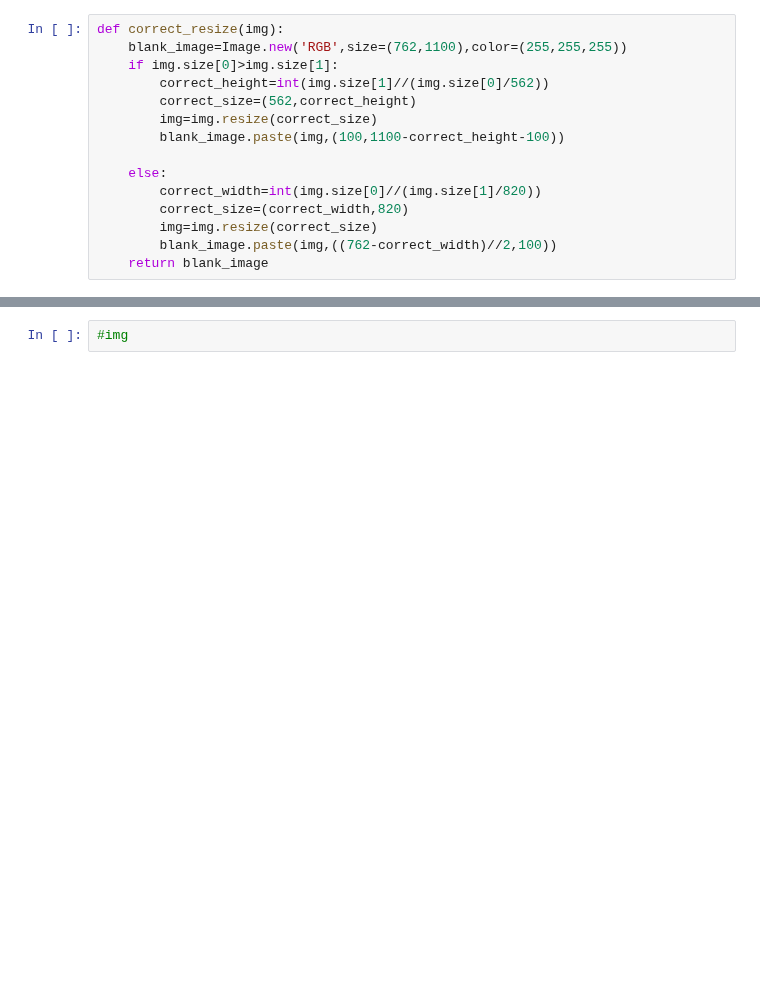
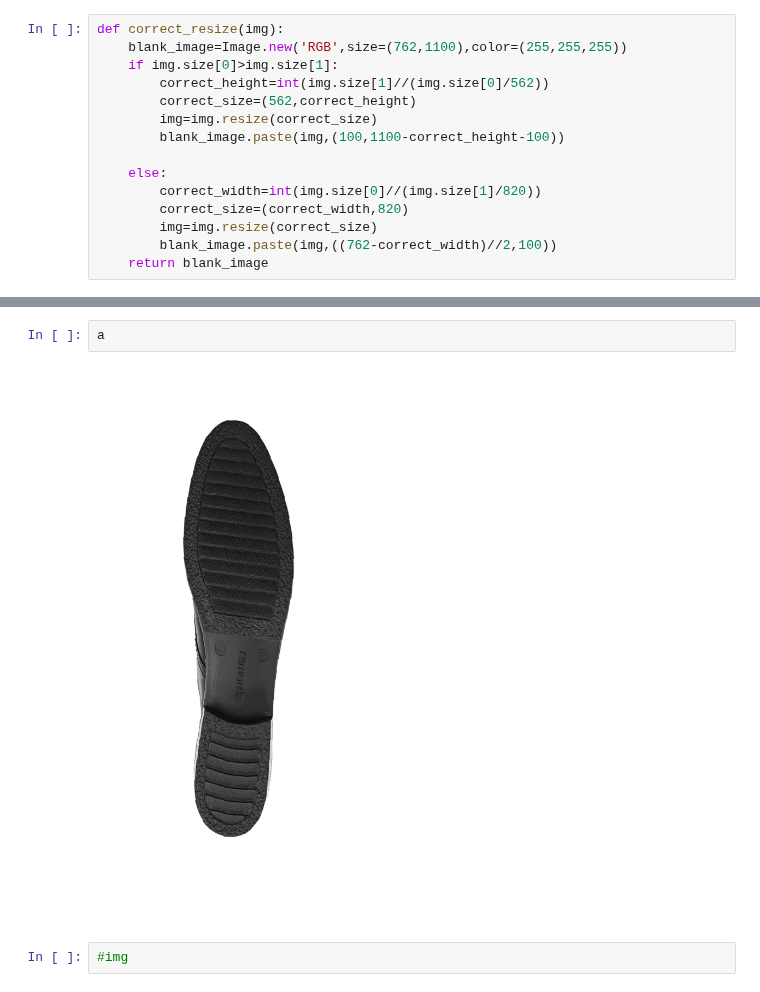
Before and after one commit to BombasticFantastik/KD_Summer_Work, a Jupyter notebook: Positioner/Untitled.ipynb, the cells around one changed output, grey strips where cells are left out. Saved outputs shown, nothing was run; the diff lists cells and outputs as text; blank space fills up the shorter version.

```diff
--- a/Positioner/Untitled.ipynb
+++ b/Positioner/Untitled.ipynb
@@ -200,3 +240,7 @@ KeyboardInterrupt:
+# %%
+a
+# %% [output]
+[figure, added]
 # %%
 #img
 # %% [output]
```
Also changed, not shown: parts of 16 cells of this notebook.
